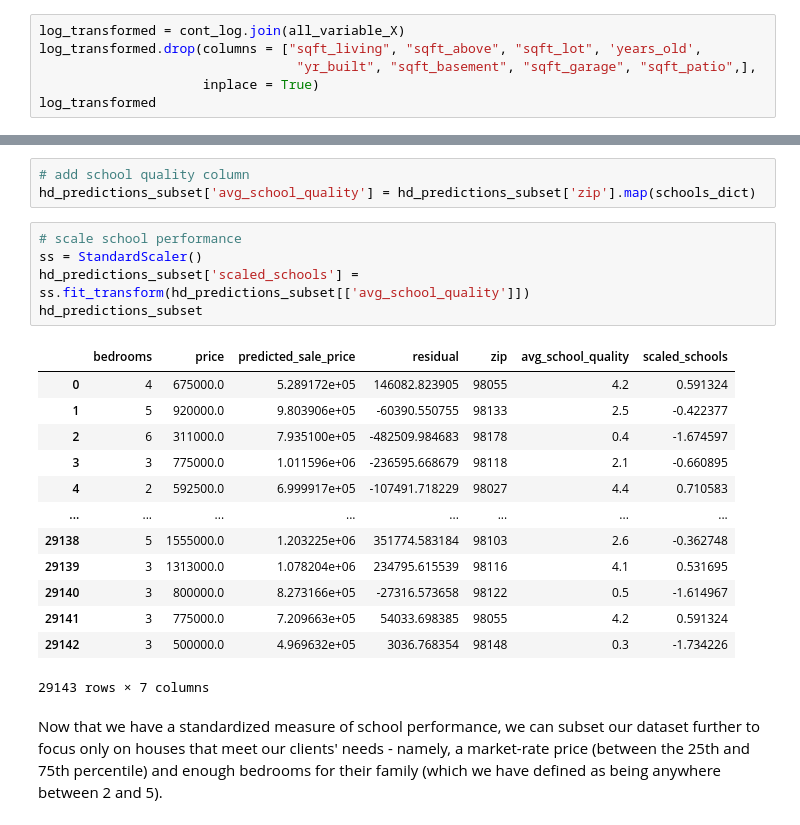
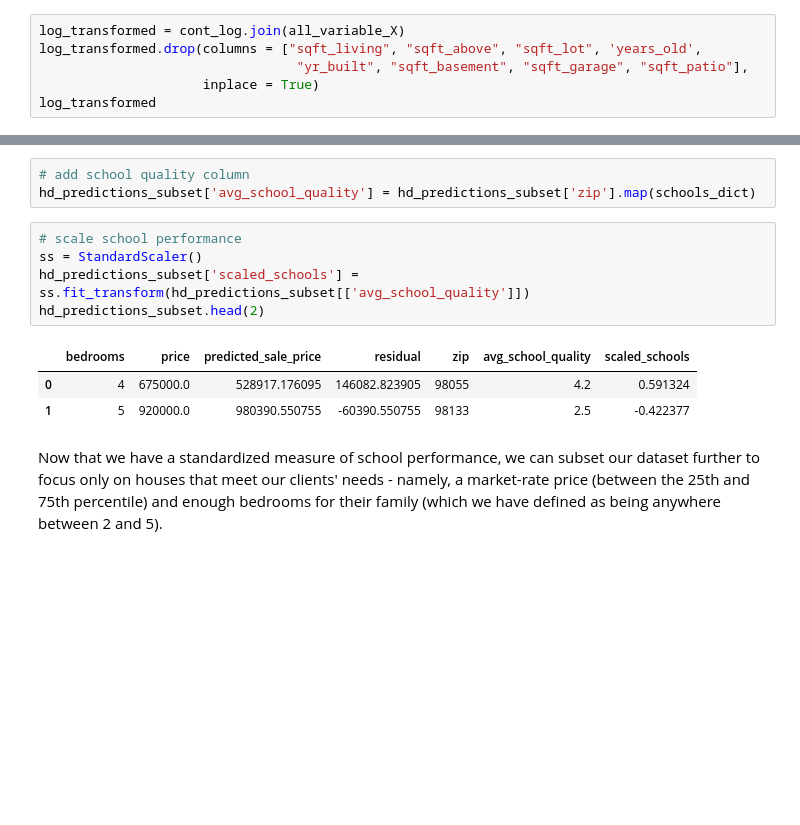
Before and after one commit to emgerber88/Kings-County-Real-Estate-analysis-NAEG, a Jupyter notebook: King_County_Analysis_Notebook.ipynb, the cells around one changed output, grey strips where cells are left out. Saved outputs shown, nothing was run; the diff lists cells and outputs as text; blank space fills up the shorter version.

```diff
--- a/King_County_Analysis_Notebook.ipynb
+++ b/King_County_Analysis_Notebook.ipynb
@@ -778,7 +780,7 @@ That looks better. Let's add those back to our dataset, and drop the original co
 # %%
 log_transformed = cont_log.join(all_variable_X)
 log_transformed.drop(columns = ["sqft_living", "sqft_above", "sqft_lot", 'years_old',
-                                 "yr_built", "sqft_basement", "sqft_garage", "sqft_patio",],
+                                 "yr_built", "sqft_basement", "sqft_garage", "sqft_patio"],
                      inplace = True)
 log_transformed
 # %% [output]
@@ -1261,22 +1295,12 @@ hd_predictions_subset['avg_school_quality'] = hd_predictions_subset['zip'].map(s
 # %%
 # scale school performance
 ss = StandardScaler()
 hd_predictions_subset['scaled_schools'] = ss.fit_transform(hd_predictions_subset[['avg_school_quality']])
-hd_predictions_subset
+hd_predictions_subset.head(2)
 # %% [output]
 |  | bedrooms | price | predicted_sale_price | residual | zip | avg_school_quality | scaled_schools |
-| 0 | 4 | 675000.0 | 5.289172e+05 | 146082.823905 | 98055 | 4.2 | 0.591324 |
-| 1 | 5 | 920000.0 | 9.803906e+05 | -60390.550755 | 98133 | 2.5 | -0.422377 |
-| 2 | 6 | 311000.0 | 7.935100e+05 | -482509.984683 | 98178 | 0.4 | -1.674597 |
-| 3 | 3 | 775000.0 | 1.011596e+06 | -236595.668679 | 98118 | 2.1 | -0.660895 |
-| 4 | 2 | 592500.0 | 6.999917e+05 | -107491.718229 | 98027 | 4.4 | 0.710583 |
-| ... | ... | ... | ... | ... | ... | ... | ... |
-| 29138 | 5 | 1555000.0 | 1.203225e+06 | 351774.583184 | 98103 | 2.6 | -0.362748 |
-| 29139 | 3 | 1313000.0 | 1.078204e+06 | 234795.615539 | 98116 | 4.1 | 0.531695 |
-| 29140 | 3 | 800000.0 | 8.273166e+05 | -27316.573658 | 98122 | 0.5 | -1.614967 |
-| 29141 | 3 | 775000.0 | 7.209663e+05 | 54033.698385 | 98055 | 4.2 | 0.591324 |
-| 29142 | 3 | 500000.0 | 4.969632e+05 | 3036.768354 | 98148 | 0.3 | -1.734226 |
+| 0 | 4 | 675000.0 | 528917.176095 | 146082.823905 | 98055 | 4.2 | 0.591324 |
+| 1 | 5 | 920000.0 | 980390.550755 | -60390.550755 | 98133 | 2.5 | -0.422377 |
-29143 rows × 7 columns
 # %% [markdown]
 Now that we have a standardized measure of school performance, we can subset our dataset further to focus only on houses that meet our clients' needs - namely, a market-rate price (between the 25th and 75th percentile) and enough bedrooms for their family (which we have defined as being anywhere between 2 and 5).
 # %%
```
Also changed, not shown: parts of 40 cells of this notebook.
